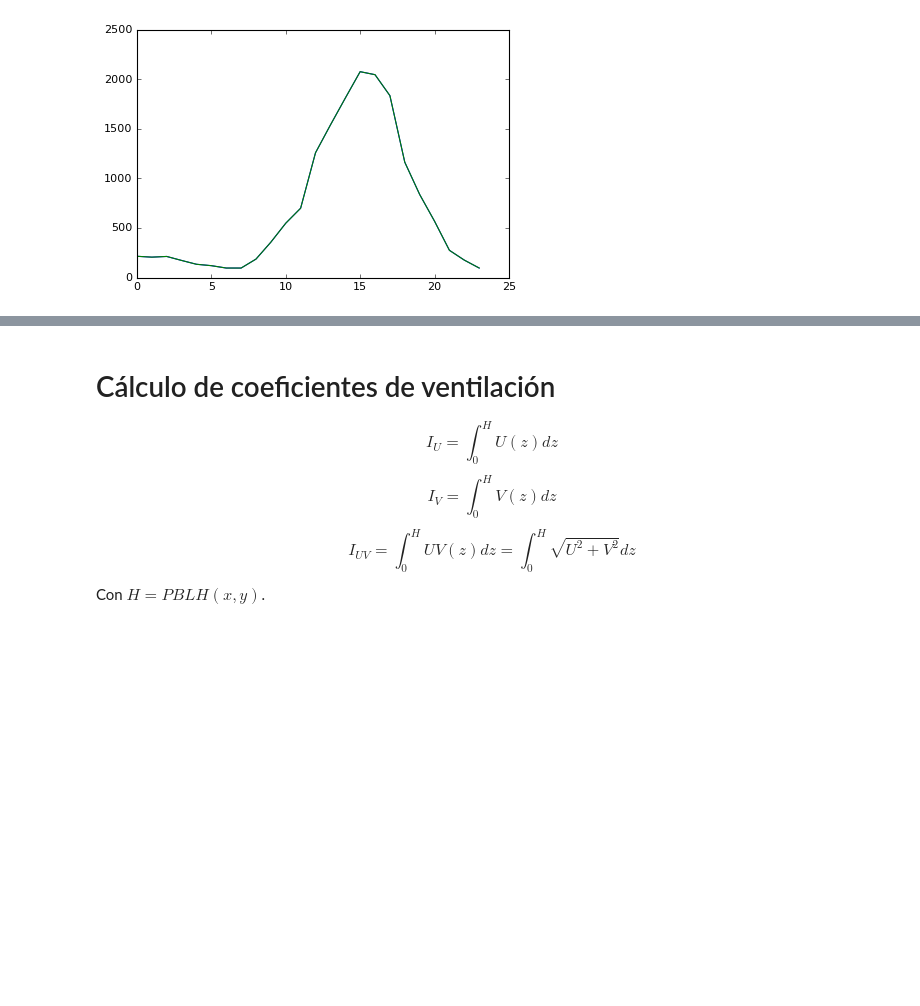
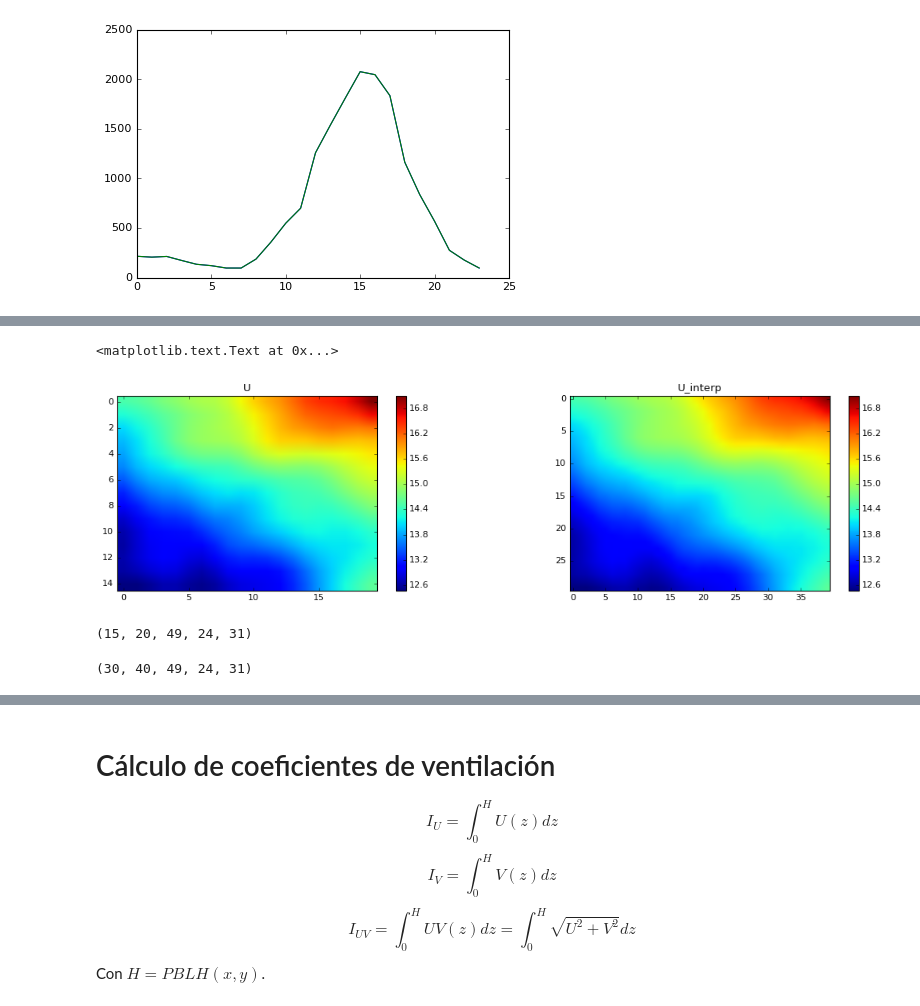
Before and after one commit to cpierard/capa_limite_WRF, a Jupyter notebook: VC_notebooks/VC mar y sep.ipynb, the cells around one changed output, grey strips where cells are left out. Cells and saved outputs as stored; diff of their text form; code cells hidden in the pictures; blank space fills up the shorter version.

```diff
--- a/VC_notebooks/VC mar y sep.ipynb
+++ b/VC_notebooks/VC mar y sep.ipynb
@@ -216,0 +352,28 @@ elif hour >= 18:
+# %%
+U = mar_UTCm6['U']
+# %%
+U_interp = interpolate_field(x, y, mar_UTCm6['XLONG'], mar_UTCm6['XLAT'], mar_UTCm6['U'])
+# %%
+dia = 3
+hora = 5
+nivel = 40
+fig = plt.figure(figsize=(17,4))
+ax1 = plt.subplot(121)
+plt.imshow(U[:,:, nivel, hora, dia])
+plt.colorbar()
+ax1.set_title('U')
+ax2 = plt.subplot(122)
+plt.imshow(U_interp[:,:, nivel, hora, dia])
+plt.colorbar()
+ax2.set_title('U_interp')
+# %% [output]
+<matplotlib.text.Text at 0x...>
+[figure, added]
+# %%
+U.shape
+# %% [output]
+(15, 20, 49, 24, 31)
+# %%
+U_interp.shape
+# %% [output]
+(30, 40, 49, 24, 31)
```
Also changed, not shown: parts of 65 cells of this notebook.
